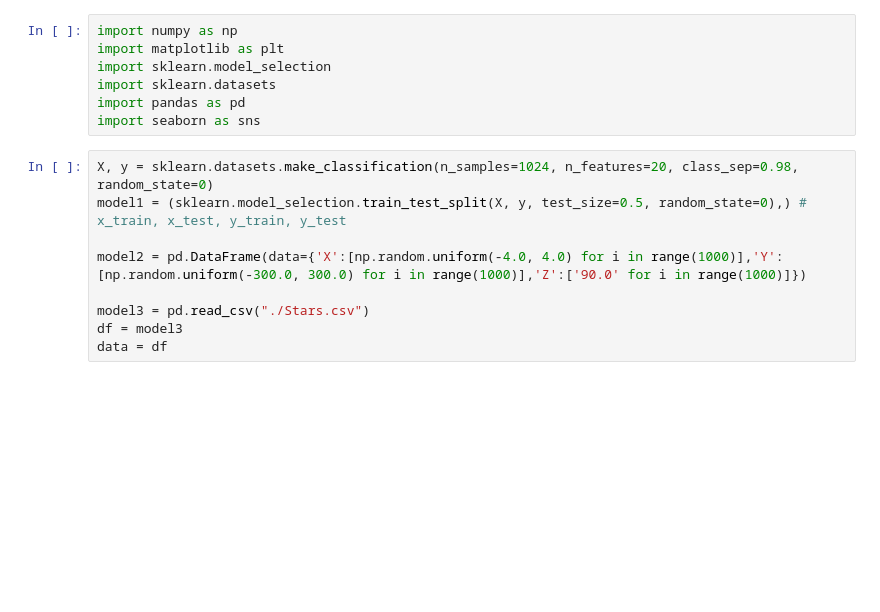
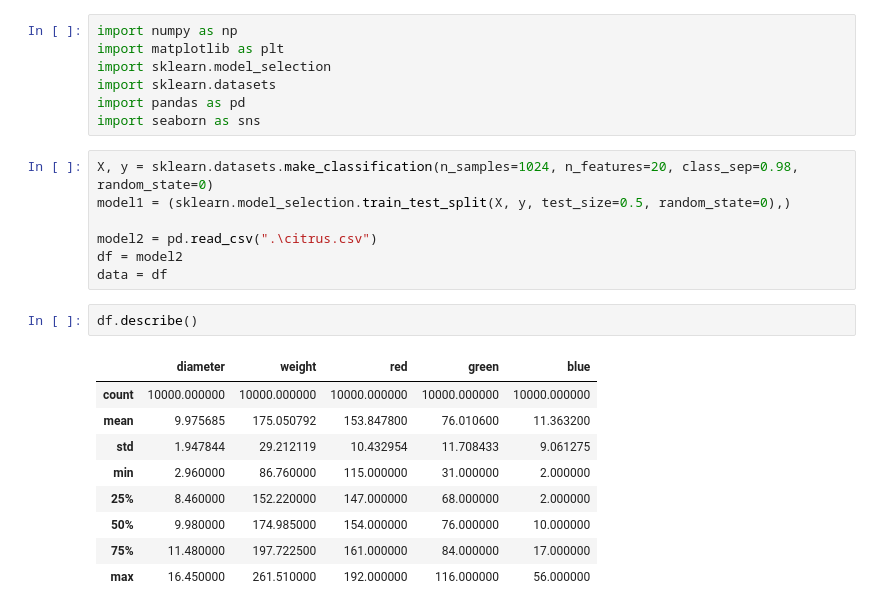
Before and after one commit to mandmit/ml2021, a Jupyter notebook: Labs/Lab3/lab3_Manilo.ipynb, the cells around one changed output. Cells and saved outputs as stored; diff of their text form; blank space fills up the shorter version.

```diff
--- a/Labs/Lab3/lab3_Manilo.ipynb
+++ b/Labs/Lab3/lab3_Manilo.ipynb
@@ -22,12 +22,22 @@ import pandas as pd
 import seaborn as sns
 # %%
 X, y = sklearn.datasets.make_classification(n_samples=1024, n_features=20, class_sep=0.98, random_state=0)
-model1 = (sklearn.model_selection.train_test_split(X, y, test_size=0.5, random_state=0),) # x_train, x_test, y_train, y_test
+model1 = (sklearn.model_selection.train_test_split(X, y, test_size=0.5, random_state=0),)
 
-model2 = pd.DataFrame(data={'X':[np.random.uniform(-4.0, 4.0) for i in range(1000)],'Y':[np.random.uniform(-300.0, 300.0) for i in range(1000)],'Z':['90.0' for i in range(1000)]})
-
-model3 = pd.read_csv("./Stars.csv")
-df = model3
+model2 = pd.read_csv(".\citrus.csv")
+df = model2
 data = df
+# %%
+df.describe()
+# %% [output]
+|  | diameter | weight | red | green | blue |
+| count | 10000.000000 | 10000.000000 | 10000.000000 | 10000.000000 | 10000.000000 |
+| mean | 9.975685 | 175.050792 | 153.847800 | 76.010600 | 11.363200 |
+| std | 1.947844 | 29.212119 | 10.432954 | 11.708433 | 9.061275 |
+| min | 2.960000 | 86.760000 | 115.000000 | 31.000000 | 2.000000 |
+| 25% | 8.460000 | 152.220000 | 147.000000 | 68.000000 | 2.000000 |
+| 50% | 9.980000 | 174.985000 | 154.000000 | 76.000000 | 10.000000 |
+| 75% | 11.480000 | 197.722500 | 161.000000 | 84.000000 | 17.000000 |
+| max | 16.450000 | 261.510000 | 192.000000 | 116.000000 | 56.000000 |
 # %%
 df.head()
```
Also changed, not shown: parts of 16 cells of this notebook, 1 other file.
